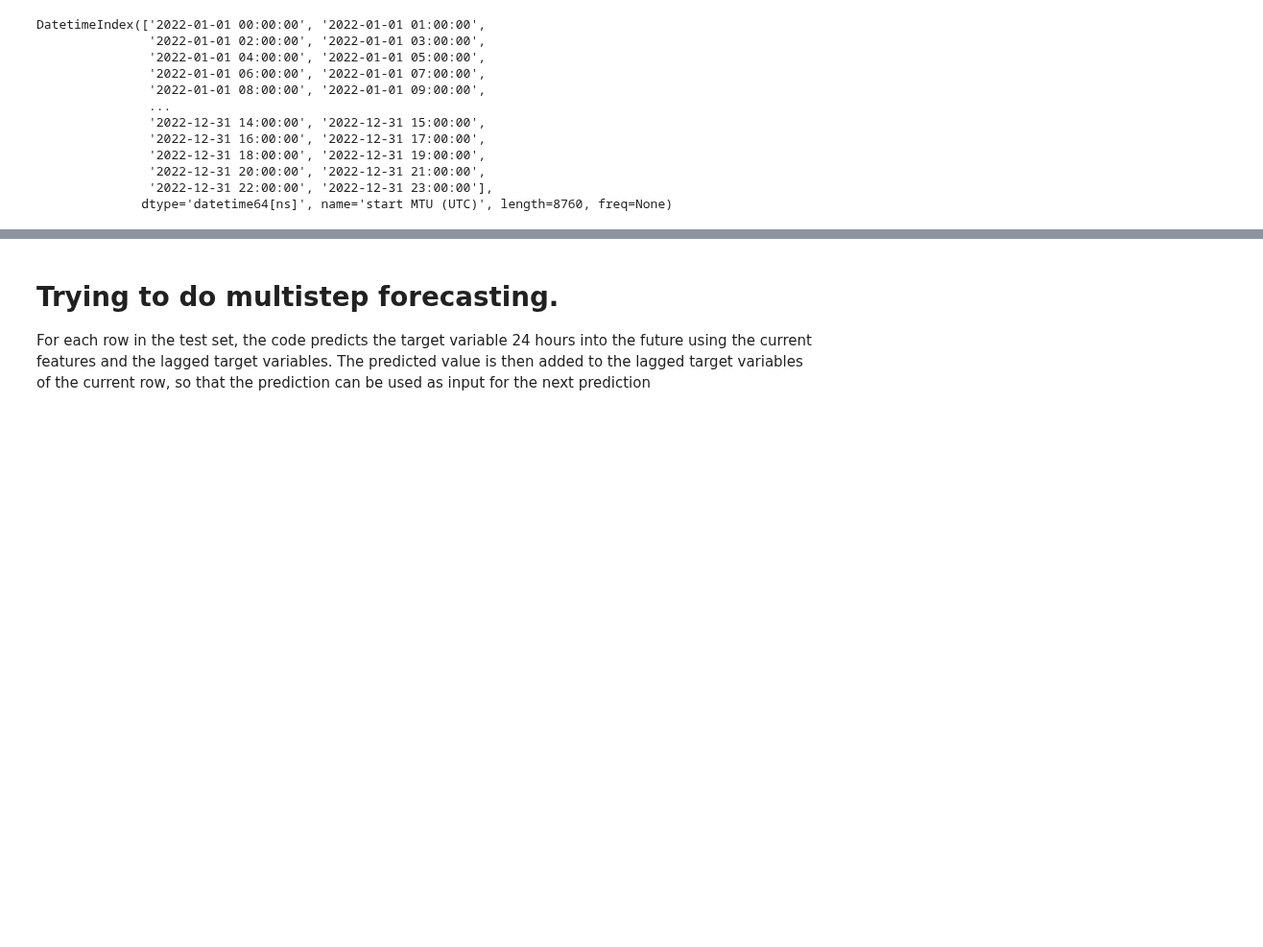
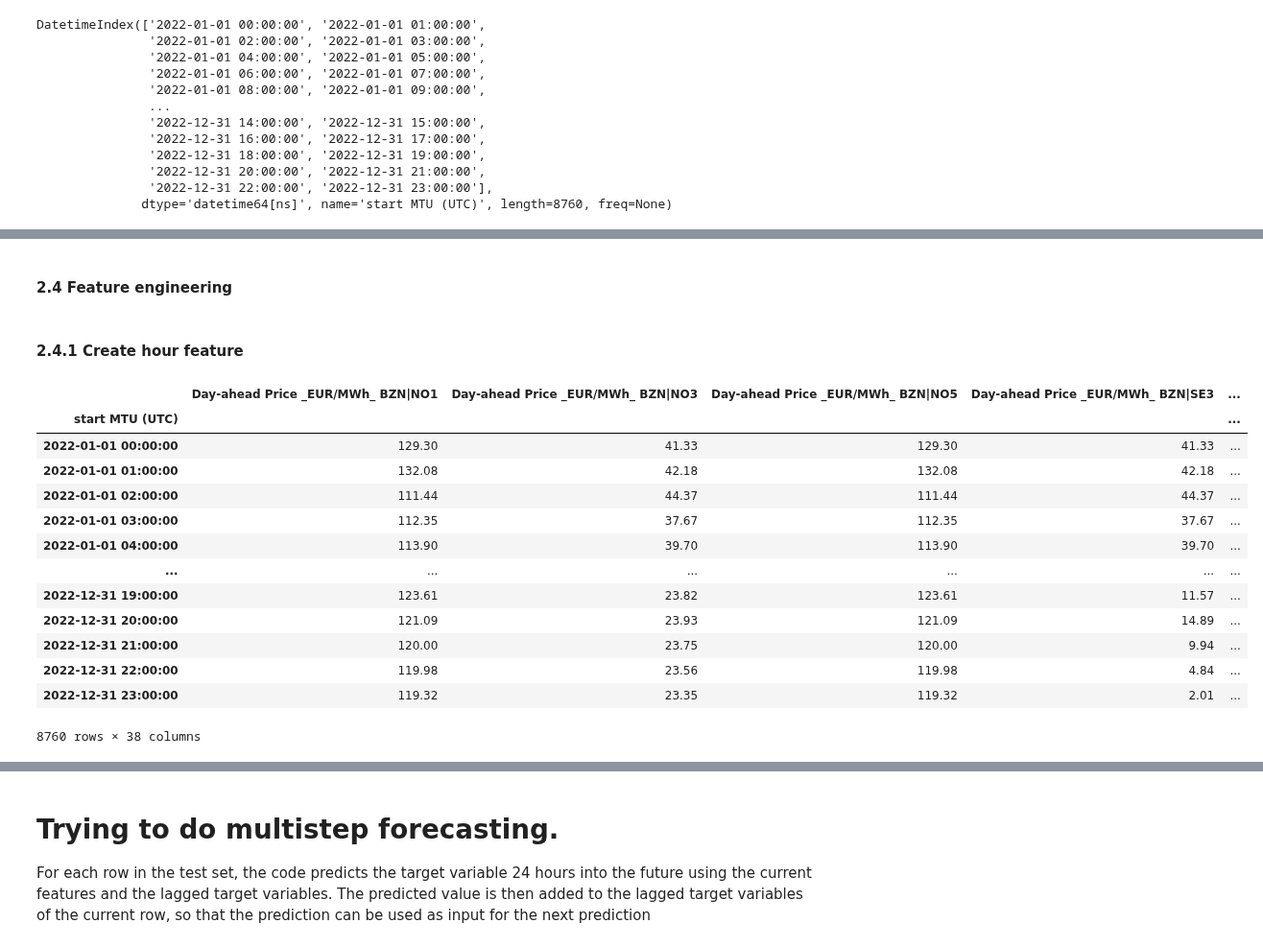
Before and after one commit to HIOF-Bachelor-Project-Group-7/Time-series-energy-price-prediction-bidding-zone-N01, a Jupyter notebook: code/XGBoost/XGboost_multistep forecasting_01.ipynb, the cells around one changed output, grey strips where cells are left out. Shown at 96% size. Saved outputs shown, nothing was run; the diff lists cells and outputs as text; code cells hidden in the pictures; blank space fills up the shorter version.

```diff
--- a/code/XGBoost/XGboost_multistep forecasting_01.ipynb
+++ b/code/XGBoost/XGboost_multistep forecasting_01.ipynb
@@ -155,0 +105,25 @@ df.columns = [regex.sub("_", col) if any(x in str(col) for x in set(('[', ']', '
+# %% [markdown]
+#### 2.4 Feature engineering
+# %% [markdown]
+#### 2.4.1 Create hour feature
+# %%
+def create_features (df):
+    df['hour'] = df.index.hour
+    df['dayofweek'] = df.index.dayofweek
+    return df
+create_features(df)
+# %% [output]
+|  | Day-ahead Price _EUR/MWh_ BZN|NO1 | Day-ahead Price _EUR/MWh_ BZN|NO3 | Day-ahead Price _EUR/MWh_ BZN|NO5 | Day-ahead Price _EUR/MWh_ BZN|SE3 | ... |
+| start MTU (UTC) |  |  |  |  | ... |
+| 2022-01-01 00:00:00 | 129.30 | 41.33 | 129.30 | 41.33 | ... |
+| 2022-01-01 01:00:00 | 132.08 | 42.18 | 132.08 | 42.18 | ... |
+| 2022-01-01 02:00:00 | 111.44 | 44.37 | 111.44 | 44.37 | ... |
+| 2022-01-01 03:00:00 | 112.35 | 37.67 | 112.35 | 37.67 | ... |
+| 2022-01-01 04:00:00 | 113.90 | 39.70 | 113.90 | 39.70 | ... |
+| ... | ... | ... | ... | ... | ... |
+| 2022-12-31 19:00:00 | 123.61 | 23.82 | 123.61 | 11.57 | ... |
+| 2022-12-31 20:00:00 | 121.09 | 23.93 | 121.09 | 14.89 | ... |
+| 2022-12-31 21:00:00 | 120.00 | 23.75 | 120.00 | 9.94 | ... |
+| 2022-12-31 22:00:00 | 119.98 | 23.56 | 119.98 | 4.84 | ... |
+| 2022-12-31 23:00:00 | 119.32 | 23.35 | 119.32 | 2.01 | ... |
+8760 rows × 38 columns
```
Also changed, not shown: parts of 68 cells of this notebook.
